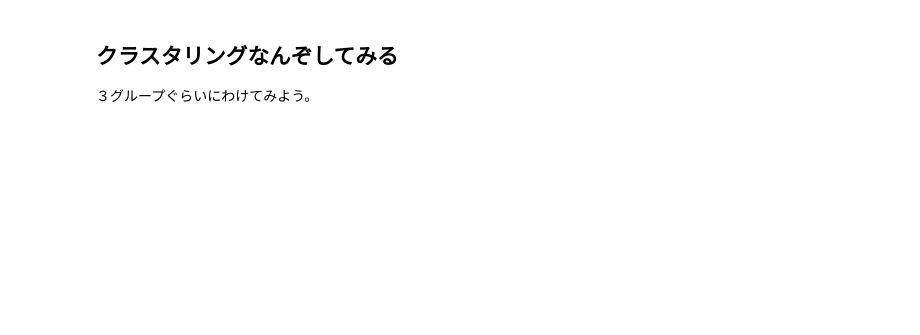
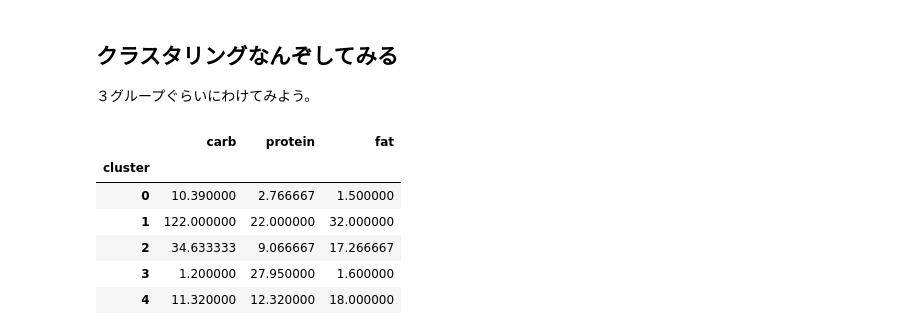
Before and after one commit to myamyu/calorie-cost-performance, a Jupyter notebook: calorie-cost-performance.ipynb, the cells around one changed output. Cells and saved outputs as stored; diff of their text form; code cells hidden in the pictures; blank space fills up the shorter version.

```diff
--- a/calorie-cost-performance.ipynb
+++ b/calorie-cost-performance.ipynb
@@ -37,8 +65,18 @@ plt.show()
 ３グループぐらいにわけてみよう。
 # %%
 arr = np.array([
-    foods_df['calorie_k'].fillna(0).tolist(),
-    foods_df['price_yen'].fillna(0).tolist(),
+    foods_df['carb'].fillna(0).tolist(),
+    foods_df['protein'].fillna(0).tolist(),
+    foods_df['fat'].fillna(0).tolist(),
 ]).T
-km = KMeans(n_clusters=3)
+km = KMeans(n_clusters=5)
 foods_df['cluster'] = km.fit_predict(arr)
+foods_df.groupby('cluster')[['carb', 'protein', 'fat']].mean()
+# %% [output]
+|  | carb | protein | fat |
+| cluster |  |  |  |
+| 0 | 10.390000 | 2.766667 | 1.500000 |
+| 1 | 122.000000 | 22.000000 | 32.000000 |
+| 2 | 34.633333 | 9.066667 | 17.266667 |
+| 3 | 1.200000 | 27.950000 | 1.600000 |
+| 4 | 11.320000 | 12.320000 | 18.000000 |
```
Also changed, not shown: parts of 7 cells of this notebook, 1 other file.
